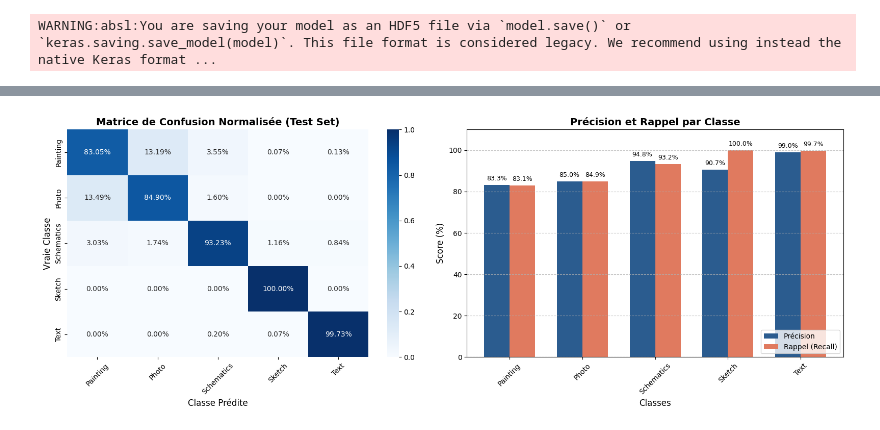
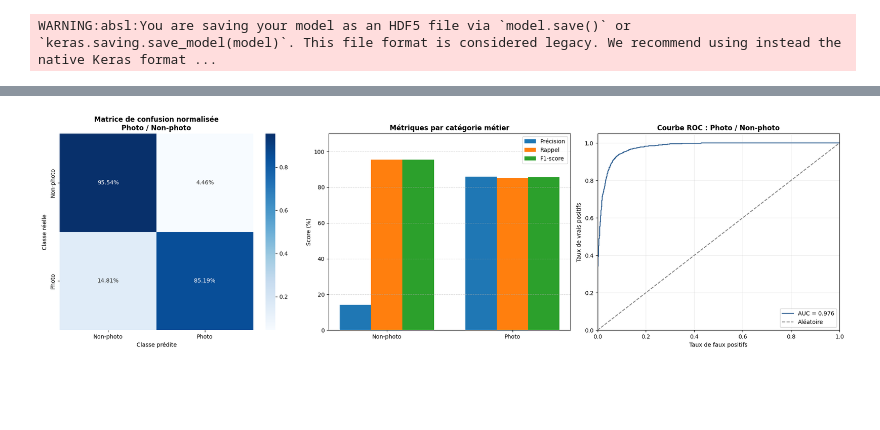
Before and after one commit to Williampancha/Leyenda, a Jupyter notebook: leyenda.ipynb, the cells around one changed output, grey strips where cells are left out. Drawn from its saved outputs; the diff is of its cells as text; code cells hidden in the pictures; blank space fills up the shorter version.

Commit message:
presque fini il manque juste les courbes

```diff
--- a/leyenda.ipynb
+++ b/leyenda.ipynb
@@ -138,5 +157,6 @@ Using 12419 files for validation.
 # %%
 labels = train_ds.class_names
+num_classes = len(labels)
 
 class_distribution = {
     label: sum(1 for file in (datasets_dir / label).iterdir() if file.is_file())
@@ -395,7 +462,7 @@ model_full = keras.Sequential([
     layers.MaxPooling2D((2, 2)),
     layers.Flatten(),
     layers.Dense(128, activation="relu", kernel_regularizer=elastic_dense),
-    layers.Dense(len(labels), activation="softmax")
+    layers.Dense(num_classes, activation="softmax")
 ])
 
 model_full.summary()
@@ -519,50 +613,51 @@ F1-score macro-moyen    : 91.31%
 # %%
 import seaborn as sns
-from sklearn.metrics import precision_recall_fscore_support
 
-precisions, recalls, f1s, _ = precision_recall_fscore_support(y_true, y_pred)
+binary_cm = confusion_matrix(y_true_binary, y_pred_binary, normalize="true")
+precision_values = [1 - binary_precision, binary_precision]
+recall_values = [recall_score(y_true_binary, y_pred_binary, pos_label=0, zero_division=0), binary_recall]
+f1_values = [f1_score(y_true_binary, y_pred_binary, pos_label=0, zero_division=0), binary_f1]
+roc_fpr, roc_tpr, _ = roc_curve(y_true_binary, photo_probability)
 
-fig, (ax1, ax2) = plt.subplots(1, 2, figsize=(16, 6))
+fig, (ax1, ax2, ax3) = plt.subplots(1, 3, figsize=(20, 6))
 
-cm = confusion_matrix(y_true, y_pred, normalize='true')
 sns.heatmap(
-    cm,
+    binary_cm,
     annot=True,
     fmt=".2%",
     cmap="Blues",
-    xticklabels=labels,
-    yticklabels=labels,
+    xticklabels=["Non-photo", "Photo"],
+    yticklabels=["Non-photo", "Photo"],
     ax=ax1
 )
-ax1.set_title("Matrice de Confusion Normalisée (Test Set)", fontsize=14, fontweight='bold')
-ax1.set_xlabel("Classe Prédite", fontsize=12)
-ax1.set_ylabel("Vraie Classe", fontsize=12)
-ax1.tick_params(axis='x', rotation=45)
+ax1.set_title("Matrice de confusion normalisée\nPhoto / Non-photo", fontweight="bold")
+ax1.set_xlabel("Classe prédite")
+ax1.set_ylabel("Classe réelle")
 
-x = np.arange(len(labels))
-width = 0.35
+x = np.arange(2)
+width = 0.25
+ax2.bar(x - width, np.array(precision_values) * 100, width, label="Précision")
+ax2.bar(x, np.array(recall_values) * 100, width, label="Rappel")
+ax2.bar(x + width, np.array(f1_values) * 100, width, label="F1-score")
+ax2.set_title("Métriques par catégorie métier", fontweight="bold")
+ax2.set_ylabel("Score (%)")
+ax2.set_xticks(x)
+ax2.set_xticklabels(["Non-photo", "Photo"])
+ax2.set_ylim(0, 110)
+ax2.grid(axis="y", linestyle="--", alpha=0.5)
+ax2.legend()
 
-bars1 = ax2.bar(x - width/2, precisions * 100, width, label='Précision', color='#2b5c8f')
-bars2 = ax2.bar(x + width/2, recalls * 100, width, label='Rappel (Recall)', color='#e07a5f')
-
-ax2.set_title("Précision et Rappel par Classe", fontsize=14, fontweight='bold')
-ax2.set_xlabel("Classes", fontsize=12)
-ax2.set_ylabel("Score (%)", fontsize=12)
-ax2.set_xticks(x)
-ax2.set_xticklabels(labels, rotation=45)
-ax2.set_ylim(0, 110)
-ax2.legend(loc='lower right')
-ax2.grid(axis='y', linestyle='--', alpha=0.7)
-
-for bar in bars1:
-    yval = bar.get_height()
-    ax2.text(bar.get_x() + bar.get_width()/2, yval + 1.5, f"{yval:.1f}%", ha='center', va='bottom', fontsize=9)
-
-for bar in bars2:
-    yval = bar.get_height()
-    ax2.text(bar.get_x() + bar.get_width()/2, yval + 1.5, f"{yval:.1f}%", ha='center', va='bottom', fontsize=9)
+ax3.plot(roc_fpr, roc_tpr, label=f"AUC = {binary_auc:.3f}", color="#2b5c8f")
+ax3.plot([0, 1], [0, 1], "--", color="grey", label="Aléatoire")
+ax3.set_title("Courbe ROC : Photo / Non-photo", fontweight="bold")
+ax3.set_xlabel("Taux de faux positifs")
+ax3.set_ylabel("Taux de vrais positifs")
+ax3.set_xlim(0, 1)
+ax3.set_ylim(0, 1.05)
+ax3.grid(alpha=0.25)
+ax3.legend(loc="lower right")
 
 plt.tight_layout()
 plt.show()
 # %% [output]
-[figure, old version]
+[figure, new version]
```
Also changed, not shown: parts of 45 cells of this notebook.
